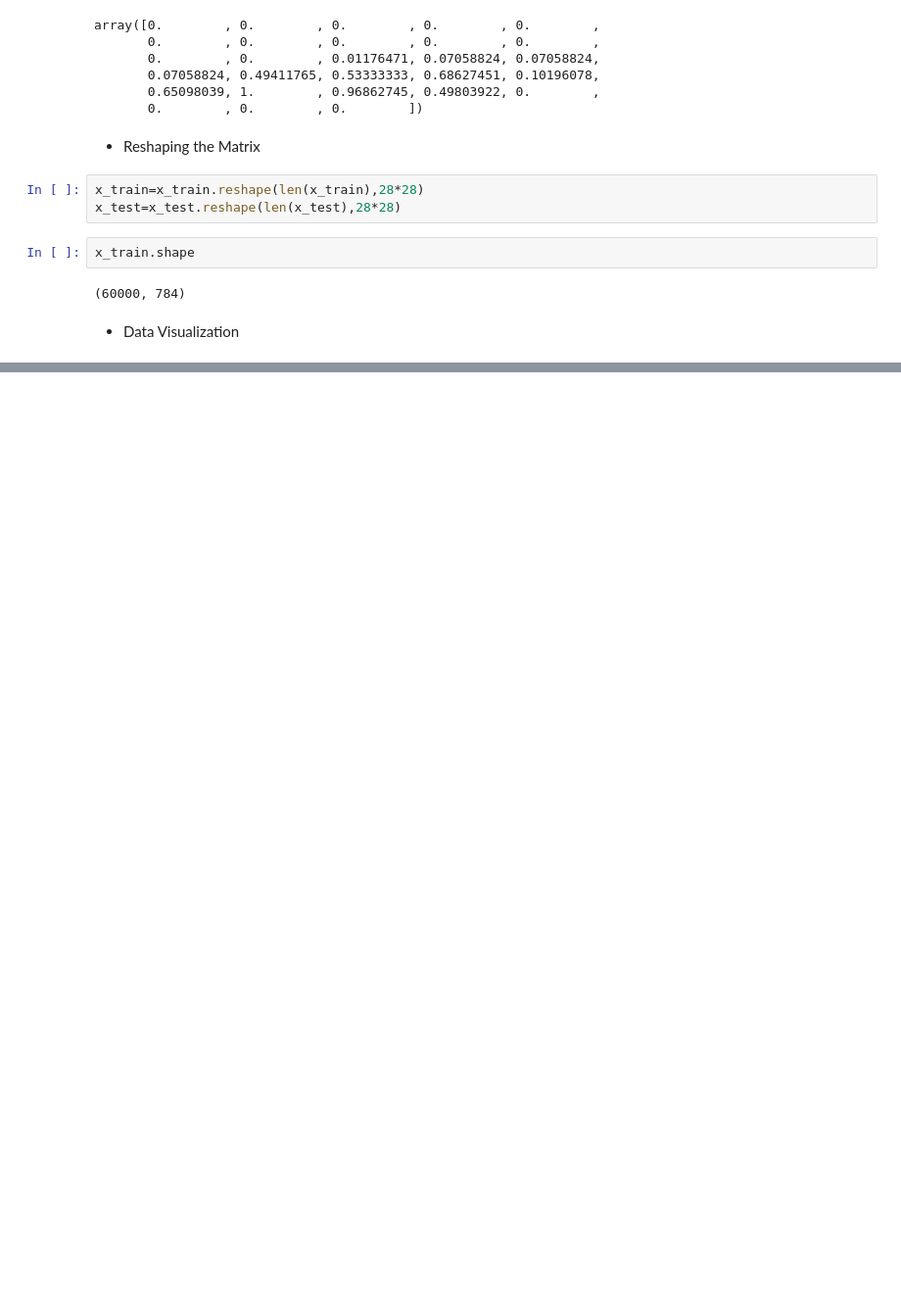
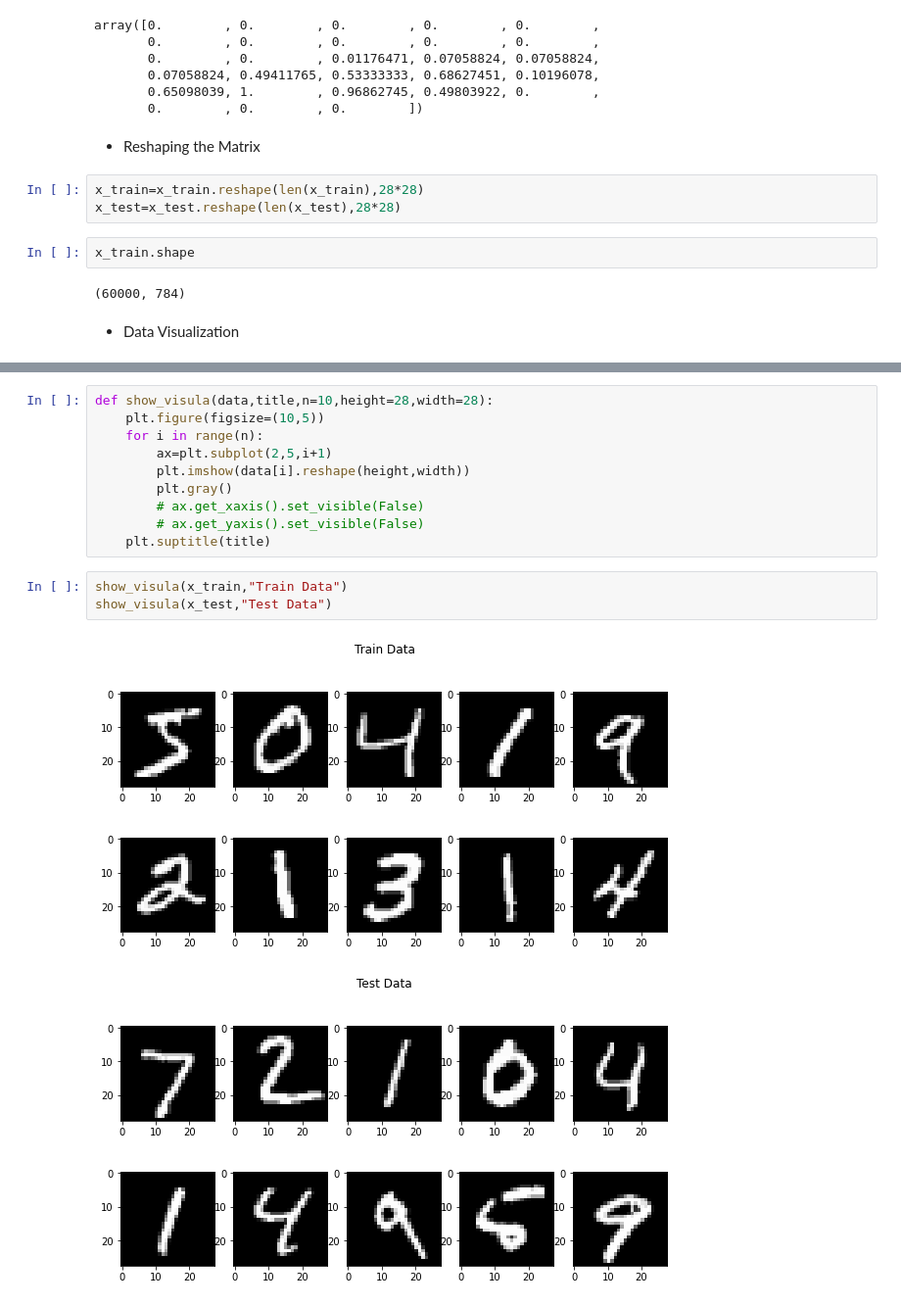
Before and after one commit to Naveen-Karanamu/Handwritten-Digit-Autoencoder, a Jupyter notebook: main.ipynb, the cells around one changed output, grey strips where cells are left out. Shown at 98% size. Saved outputs shown, nothing was run; the diff lists cells and outputs as text; blank space fills up the shorter version.

```diff
--- a/main.ipynb
+++ b/main.ipynb
@@ -64,0 +70,16 @@ for i in range(10):
+# %%
+def show_visula(data,title,n=10,height=28,width=28):
+    plt.figure(figsize=(10,5))
+    for i in range(n):
+        ax=plt.subplot(2,5,i+1)
+        plt.imshow(data[i].reshape(height,width))
+        plt.gray()
+        # ax.get_xaxis().set_visible(False)
+        # ax.get_yaxis().set_visible(False)
+    plt.suptitle(title)
+# %%
+show_visula(x_train,"Train Data")
+show_visula(x_test,"Test Data")
+# %% [output]
+[figure, added]
+[figure, added]
```
Also changed, not shown: parts of 2 cells of this notebook.
